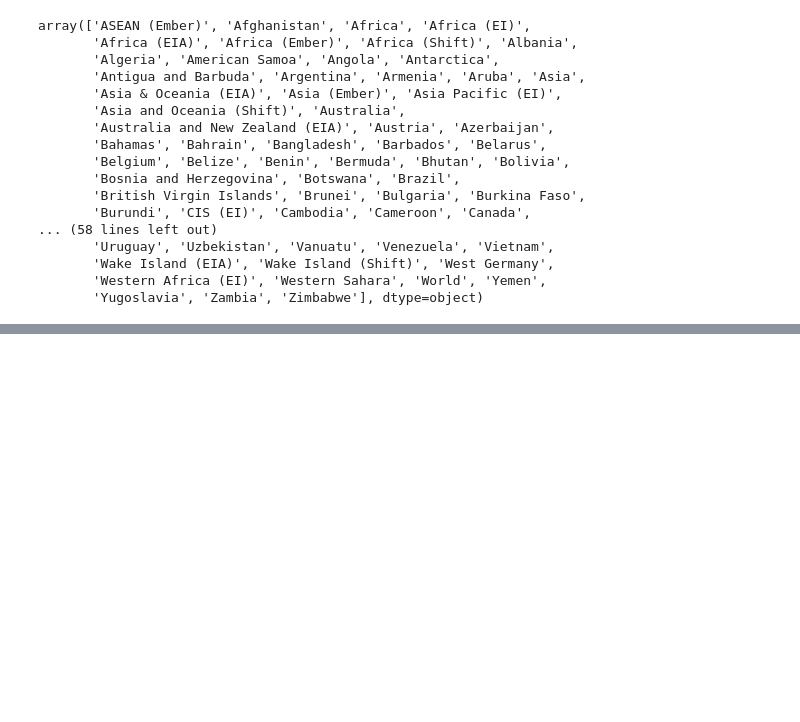
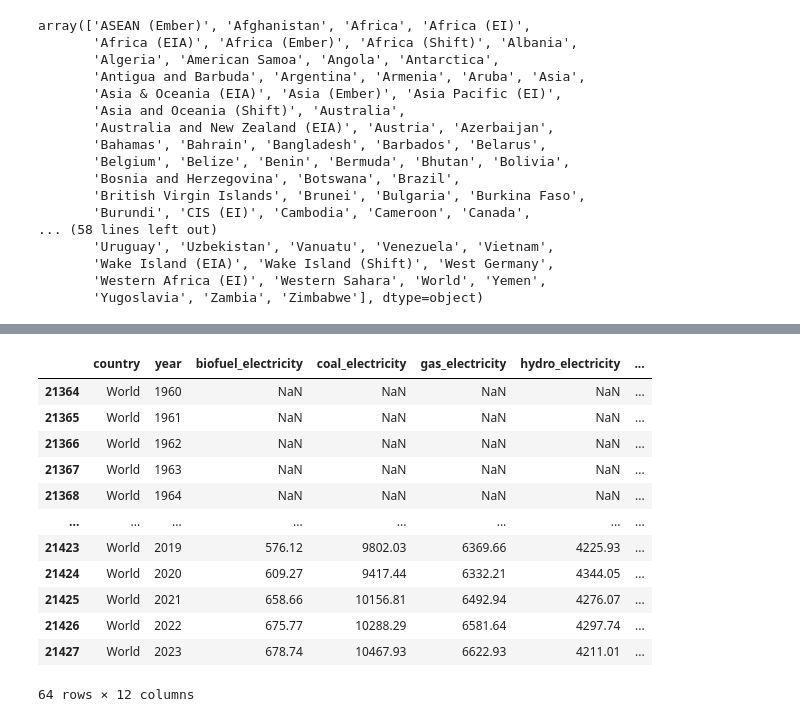
Before and after one commit to chrisdscholz/209R_projects, a Jupyter notebook: Project 2/Project2.ipynb, the cells around one changed output, grey strips where cells are left out. Drawn from its saved outputs; the diff is of its cells as text; code cells hidden in the pictures; blank space fills up the shorter version.

```diff
--- a/Project 2/Project2.ipynb
+++ b/Project 2/Project2.ipynb
@@ -59,0 +29,22 @@ rawDF.describe()
+# %%
+filteredDF = rawDF[(rawDF["country"] == "World") & (rawDF["year"] >= 1960)]
+filteredDF = filteredDF[["country", "year", "biofuel_electricity", "coal_electricity", "gas_electricity", "hydro_electricity", "nuclear_electricity",
+                         "oil_electricity", "solar_electricity", "wind_electricity", "electricity_generation"]]
+
+genCols = ["biofuel_electricity", "coal_electricity", "gas_electricity", "hydro_electricity", "nuclear_electricity", "oil_electricity", "solar_electricity", "wind_electricity"]
+filteredDF["calc_total"] = filteredDF[genCols].sum(axis=1)
+filteredDF
+# %% [output]
+|  | country | year | biofuel_electricity | coal_electricity | gas_electricity | hydro_electricity | ... |
+| 21364 | World | 1960 | NaN | NaN | NaN | NaN | ... |
+| 21365 | World | 1961 | NaN | NaN | NaN | NaN | ... |
+| 21366 | World | 1962 | NaN | NaN | NaN | NaN | ... |
+| 21367 | World | 1963 | NaN | NaN | NaN | NaN | ... |
+| 21368 | World | 1964 | NaN | NaN | NaN | NaN | ... |
+| ... | ... | ... | ... | ... | ... | ... | ... |
+| 21423 | World | 2019 | 576.12 | 9802.03 | 6369.66 | 4225.93 | ... |
+| 21424 | World | 2020 | 609.27 | 9417.44 | 6332.21 | 4344.05 | ... |
+| 21425 | World | 2021 | 658.66 | 10156.81 | 6492.94 | 4276.07 | ... |
+| 21426 | World | 2022 | 675.77 | 10288.29 | 6581.64 | 4297.74 | ... |
+| 21427 | World | 2023 | 678.74 | 10467.93 | 6622.93 | 4211.01 | ... |
+64 rows × 12 columns
```
Also changed, not shown: parts of 5 cells of this notebook.
